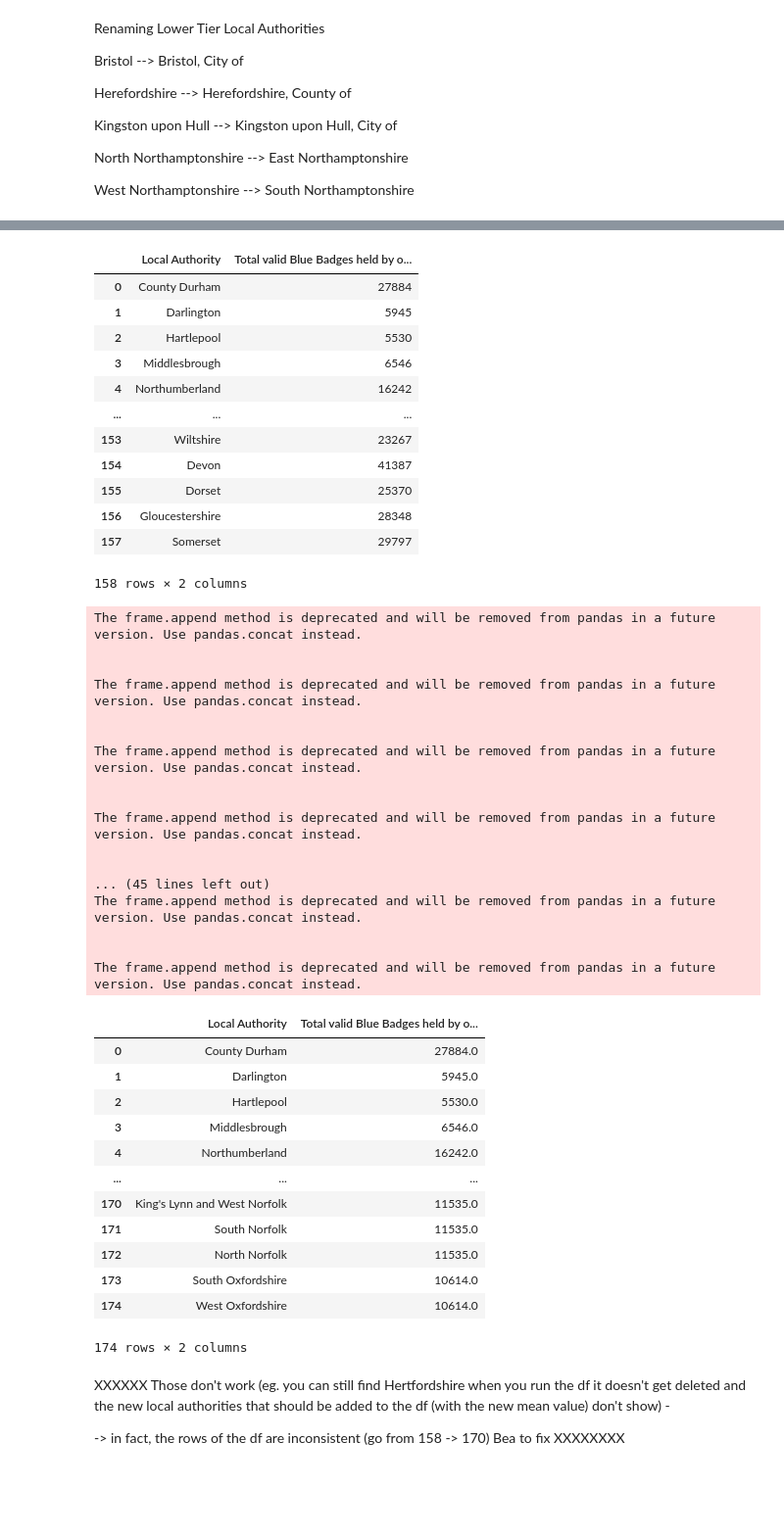
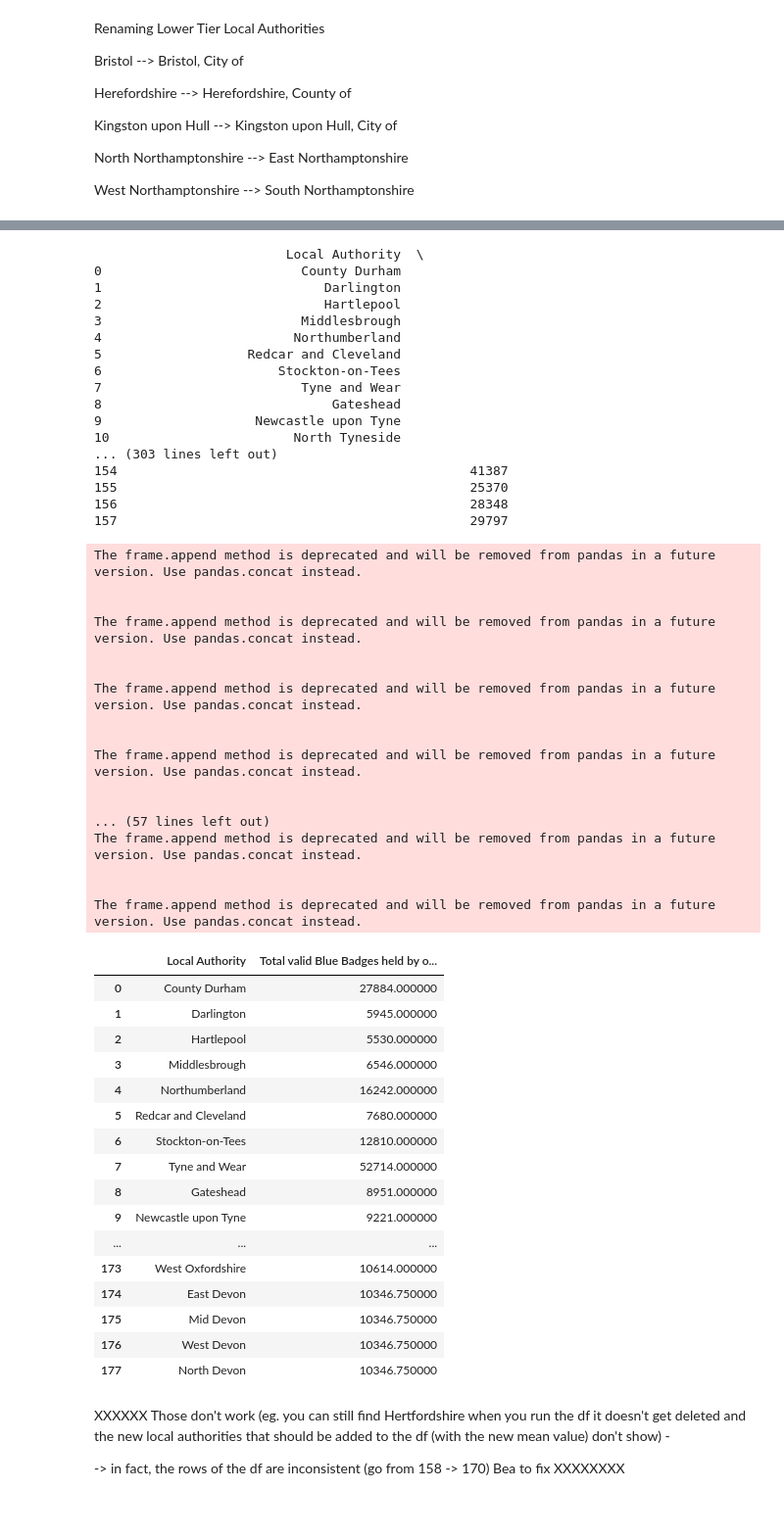
Before and after one commit to bofeng2268/qm2, a Jupyter notebook: analysis_plot_1.ipynb, the cells around one changed output, grey strips where cells are left out. Shown: that part at 98% size. Saved outputs shown, nothing was run; the diff lists cells and outputs as text; code cells hidden in the pictures.

```diff
--- a/analysis_plot_1.ipynb
+++ b/analysis_plot_1.ipynb
@@ -140,6 +146,8 @@ print(disabled)
 blue_badge = pd.read_csv('https://raw.githubusercontent.com/bofeng2268/qm2/main/BlueBadge/Blue_badges_held.csv', delimiter=';')
 blue_badges_narrowed =  blue_badge[['Local Authority', 'Total valid Blue Badges held by organisations and individuals']].copy()
 filtered_blue_badges = blue_badges_narrowed[~blue_badges_narrowed['Local Authority'].str.contains('All')].copy()
+filtered_blue_badges['Local Authority'] = filtered_blue_badges['Local Authority'].apply(lambda string: string.strip()) #all values e togli spazi davanti e dietro
+
 
 filtered_blue_badges.reset_index(drop=True, inplace=True)
 
@@ -201,20 +217,27 @@ rename_map = {
 
 filtered_blue_badges['Local Authority'] = filtered_blue_badges['Local Authority'].map(rename_map).fillna(filtered_blue_badges['Local Authority'])
 filtered_blue_badges
+
+pd.set_option('display.max_rows', None)
+print(filtered_blue_badges)
 # %% [output]
-|  | Local Authority | Total valid Blue Badges held by o... |
-| 0 | County Durham | 27884 |
-| 1 | Darlington | 5945 |
-| 2 | Hartlepool | 5530 |
-| 3 | Middlesbrough | 6546 |
-| 4 | Northumberland | 16242 |
-| ... | ... | ... |
-| 153 | Wiltshire | 23267 |
-| 154 | Devon | 41387 |
-| 155 | Dorset | 25370 |
-| 156 | Gloucestershire | 28348 |
-| 157 | Somerset | 29797 |
-158 rows × 2 columns
+                         Local Authority  \
+0                          County Durham
+1                             Darlington
+2                             Hartlepool
+3                          Middlesbrough
+4                         Northumberland
+5                   Redcar and Cleveland
+6                       Stockton-on-Tees
+7                          Tyne and Wear
+8                              Gateshead
+9                    Newcastle upon Tyne
+10                        North Tyneside
+... (303 lines left out)
+154                                              41387
+155                                              25370
+156                                              28348
+157                                              29797
 # %%
 # Function to do the division and create new local authorities
 # guarda che ci sono nbel data set degli spazi tra
@@ -253,46 +276,54 @@ filtered_blue_badges
 new_local_authorities_hertfordshire = ['North Hertfordshire', 'South Hertfordshire']
 filtered_blue_badges = divide_and_create_local_authorities(filtered_blue_badges, 'Hertfordshire', new_local_authorities_hertfordshire, 2)
 
 # Norfolk
 new_local_authorities_norfolk = ["King's Lynn and West Norfolk", 'South Norfolk', 'North Norfolk']
 filtered_blue_badges = divide_and_create_local_authorities(filtered_blue_badges, 'Norfolk', new_local_authorities_norfolk, 3)
 
 # Oxfordshire
 new_local_authorities_oxfordshire = ['South Oxfordshire', 'West Oxfordshire']
 filtered_blue_badges = divide_and_create_local_authorities(filtered_blue_badges, 'Oxfordshire', new_local_authorities_oxfordshire, 2)
 
+# Devon
+new_local_authorities_devon = ['East Devon', 'Mid Devon', 'West Devon', 'North Devon']
+filtered_blue_badges = divide_and_create_local_authorities(filtered_blue_badges, 'Devon', new_local_authorities_devon, 4)
+
 filtered_blue_badges
 # %% [output]
 The frame.append method is deprecated and will be removed from pandas in a future version. Use pandas.concat instead.
 
 
 The frame.append method is deprecated and will be removed from pandas in a future version. Use pandas.concat instead.
 
 
 The frame.append method is deprecated and will be removed from pandas in a future version. Use pandas.concat instead.
 
 
 The frame.append method is deprecated and will be removed from pandas in a future version. Use pandas.concat instead.
 
 
-... (45 lines left out)
+... (57 lines left out)
 The frame.append method is deprecated and will be removed from pandas in a future version. Use pandas.concat instead.
 
 
 The frame.append method is deprecated and will be removed from pandas in a future version. Use pandas.concat instead.
 |  | Local Authority | Total valid Blue Badges held by o... |
-| 0 | County Durham | 27884.0 |
-| 1 | Darlington | 5945.0 |
-| 2 | Hartlepool | 5530.0 |
-| 3 | Middlesbrough | 6546.0 |
-| 4 | Northumberland | 16242.0 |
+| 0 | County Durham | 27884.000000 |
+| 1 | Darlington | 5945.000000 |
+| 2 | Hartlepool | 5530.000000 |
+| 3 | Middlesbrough | 6546.000000 |
+| 4 | Northumberland | 16242.000000 |
+| 5 | Redcar and Cleveland | 7680.000000 |
+| 6 | Stockton-on-Tees | 12810.000000 |
+| 7 | Tyne and Wear | 52714.000000 |
+| 8 | Gateshead | 8951.000000 |
+| 9 | Newcastle upon Tyne | 9221.000000 |
 | ... | ... | ... |
-| 170 | King's Lynn and West Norfolk | 11535.0 |
-| 171 | South Norfolk | 11535.0 |
-| 172 | North Norfolk | 11535.0 |
-| 173 | South Oxfordshire | 10614.0 |
-| 174 | West Oxfordshire | 10614.0 |
+| 173 | West Oxfordshire | 10614.000000 |
+| 174 | East Devon | 10346.750000 |
+| 175 | Mid Devon | 10346.750000 |
+| 176 | West Devon | 10346.750000 |
+| 177 | North Devon | 10346.750000 |
-174 rows × 2 columns
 # %% [markdown]
 XXXXXX Those don't work (eg. you can still find Hertfordshire when you run the df it doesn't get deleted and the new local authorities that should be added to the df (with the new mean value) don't show) -
 
```
Also changed, not shown: parts of 17 cells of this notebook.
